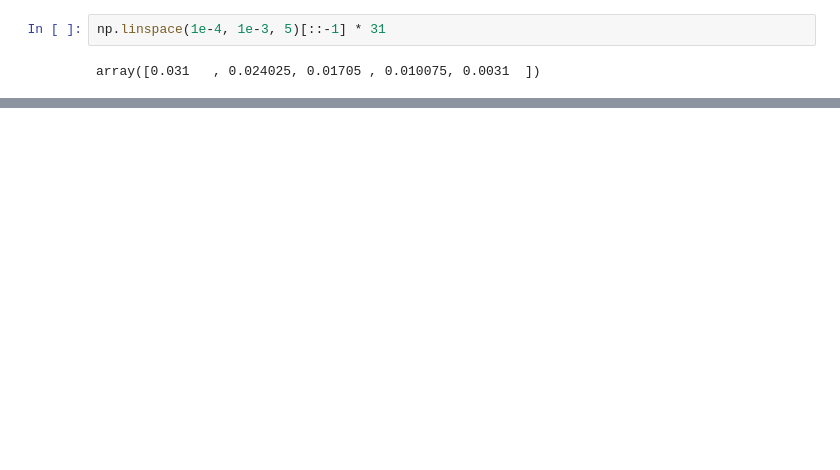
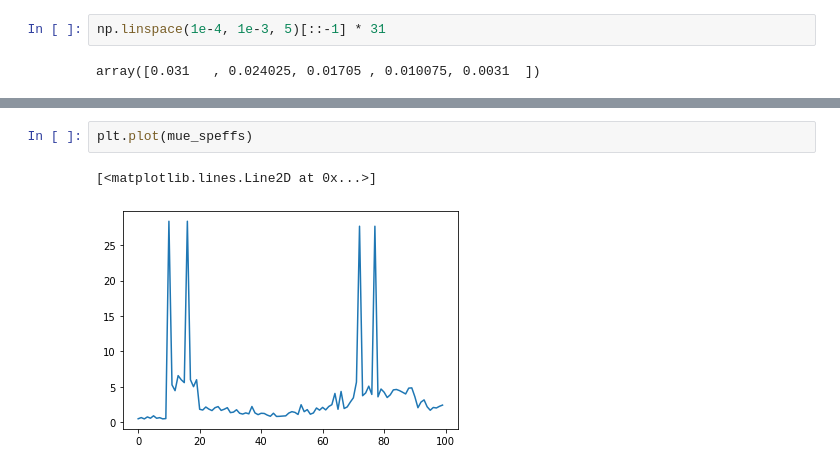
Before and after one commit to lbaiao/sys-simulator-2, a Jupyter notebook: notebooks/nb1.ipynb, the cells around one changed output, grey strips where cells are left out. Cells and saved outputs as stored; diff of their text form; blank space fills up the shorter version.

```diff
--- a/notebooks/nb1.ipynb
+++ b/notebooks/nb1.ipynb
@@ -69,0 +74,5 @@ plt.hist(actions)
+# %%
+plt.plot(mue_speffs)
+# %% [output]
+[<matplotlib.lines.Line2D at 0x...>]
+[figure, added]
```
Also changed, not shown: parts of 12 cells of this notebook, 7 other files.
